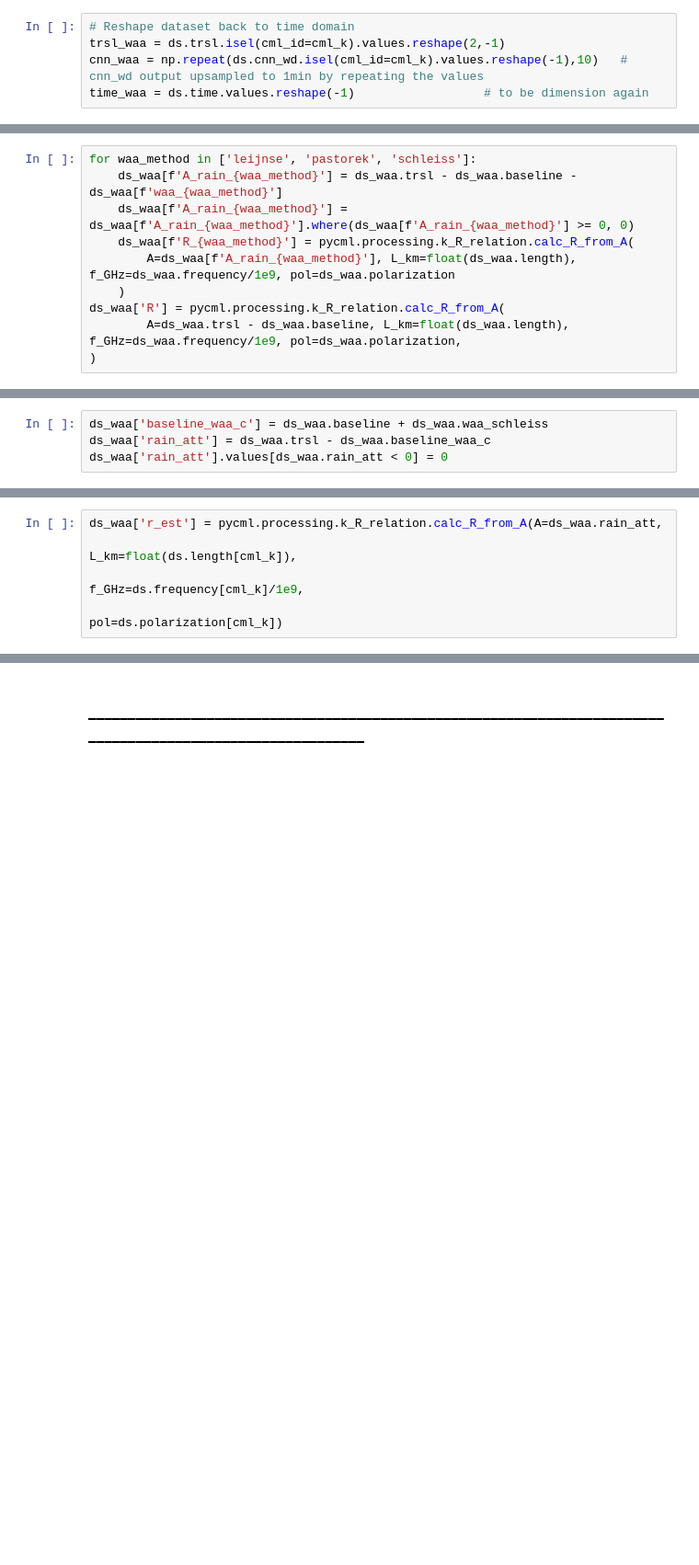
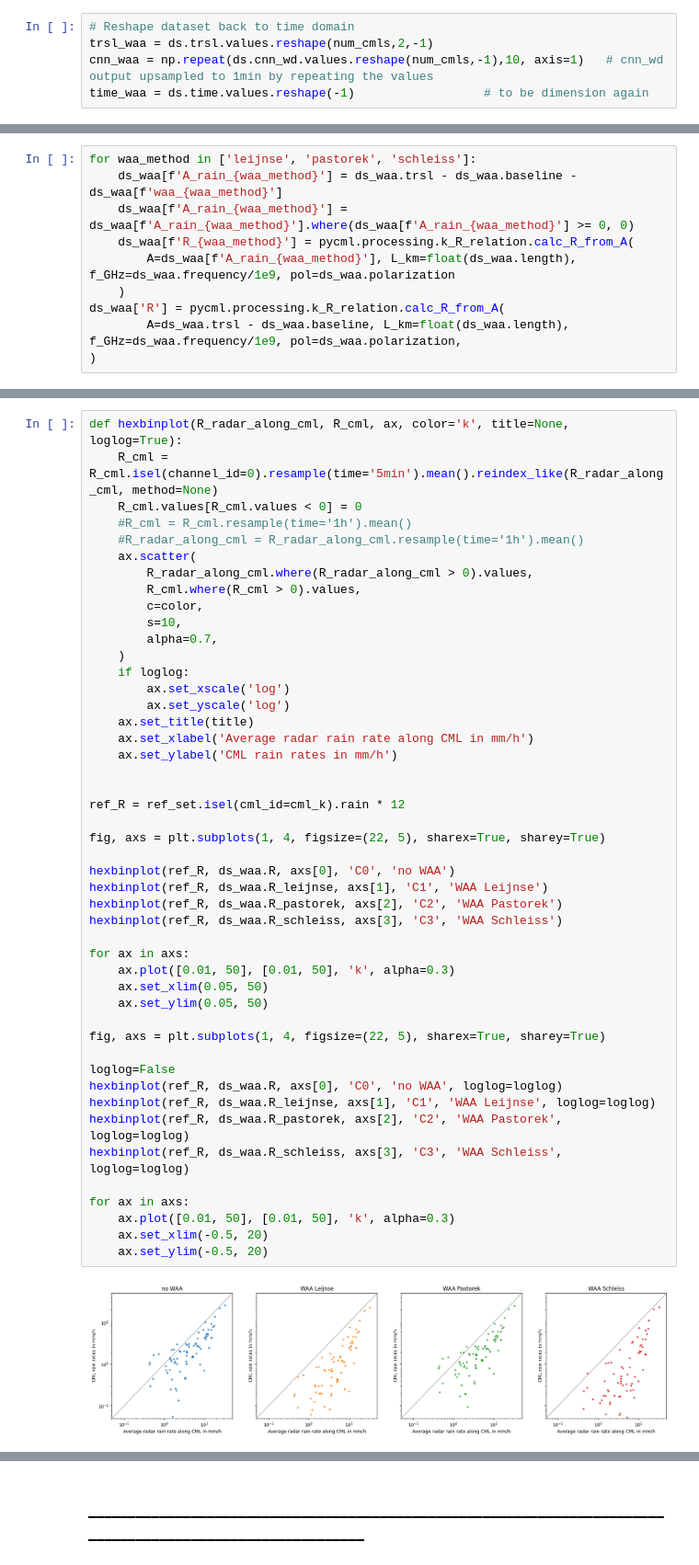
Before and after one commit to xkalet07/cml_wd_telcosense, a Jupyter notebook: 02_train_full_dataset.ipynb, the cells around one changed output, grey strips where cells are left out. Shown at 92% size. Drawn from its saved outputs; the diff is of its cells as text; blank space fills up the shorter version.

```diff
--- a/02_train_full_dataset.ipynb
+++ b/02_train_full_dataset.ipynb
@@ -618,8 +618,8 @@ Please note that:
 Below you can change the CML that is chosen and also play with different WAA parameters. You will find that there is no optimal solution for all CMLs, and that the wet-dry classification has a strong impact on the overall CML rainfall sum.
 # %%
 # Reshape dataset back to time domain
-trsl_waa = ds.trsl.isel(cml_id=cml_k).values.reshape(2,-1)
-cnn_waa = np.repeat(ds.cnn_wd.isel(cml_id=cml_k).values.reshape(-1),10)   # cnn_wd output upsampled to 1min by repeating the values
+trsl_waa = ds.trsl.values.reshape(num_cmls,2,-1)
+cnn_waa = np.repeat(ds.cnn_wd.values.reshape(num_cmls,-1),10, axis=1)   # cnn_wd output upsampled to 1min by repeating the values
 time_waa = ds.time.values.reshape(-1)                  # to be dimension again
 # %%
 # Create a new xarray Dataset in time domain
@@ -725,4 +812,0 @@ plt.legend();
-# %%
-ds_waa['baseline_waa_c'] = ds_waa.baseline + ds_waa.waa_schleiss
-ds_waa['rain_att'] = ds_waa.trsl - ds_waa.baseline_waa_c
-ds_waa['rain_att'].values[ds_waa.rain_att < 0] = 0
@@ -755,5 +812,0 @@ axs[1].set_xlim(pd.to_datetime('2018-05-13T12:00'), pd.to_datetime('2018-05-14T0
-# %%
-ds_waa['r_est'] = pycml.processing.k_R_relation.calc_R_from_A(A=ds_waa.rain_att,
-                                                              L_km=float(ds.length[cml_k]),
-                                                              f_GHz=ds.frequency[cml_k]/1e9,
-                                                              pol=ds.polarization[cml_k])
@@ -778,0 +813,49 @@ axs[1].legend();
+# %%
+def hexbinplot(R_radar_along_cml, R_cml, ax, color='k', title=None, loglog=True):
+    R_cml = R_cml.isel(channel_id=0).resample(time='5min').mean().reindex_like(R_radar_along_cml, method=None)
+    R_cml.values[R_cml.values < 0] = 0
+    #R_cml = R_cml.resample(time='1h').mean()
+    #R_radar_along_cml = R_radar_along_cml.resample(time='1h').mean()
+    ax.scatter(
+        R_radar_along_cml.where(R_radar_along_cml > 0).values,
+        R_cml.where(R_cml > 0).values,
+        c=color,
+        s=10,
+        alpha=0.7,
+    )
+    if loglog:
+        ax.set_xscale('log')
+        ax.set_yscale('log')
+    ax.set_title(title)
+    ax.set_xlabel('Average radar rain rate along CML in mm/h')
+    ax.set_ylabel('CML rain rates in mm/h')
+
+
+ref_R = ref_set.isel(cml_id=cml_k).rain * 12
+
+fig, axs = plt.subplots(1, 4, figsize=(22, 5), sharex=True, sharey=True)
+
+hexbinplot(ref_R, ds_waa.R, axs[0], 'C0', 'no WAA')
+hexbinplot(ref_R, ds_waa.R_leijnse, axs[1], 'C1', 'WAA Leijnse')
+hexbinplot(ref_R, ds_waa.R_pastorek, axs[2], 'C2', 'WAA Pastorek')
+hexbinplot(ref_R, ds_waa.R_schleiss, axs[3], 'C3', 'WAA Schleiss')
+
+for ax in axs:
+    ax.plot([0.01, 50], [0.01, 50], 'k', alpha=0.3)
+    ax.set_xlim(0.05, 50)
+    ax.set_ylim(0.05, 50)
+
+fig, axs = plt.subplots(1, 4, figsize=(22, 5), sharex=True, sharey=True)
+
+loglog=False
+hexbinplot(ref_R, ds_waa.R, axs[0], 'C0', 'no WAA', loglog=loglog)
+hexbinplot(ref_R, ds_waa.R_leijnse, axs[1], 'C1', 'WAA Leijnse', loglog=loglog)
+hexbinplot(ref_R, ds_waa.R_pastorek, axs[2], 'C2', 'WAA Pastorek', loglog=loglog)
+hexbinplot(ref_R, ds_waa.R_schleiss, axs[3], 'C3', 'WAA Schleiss', loglog=loglog)
+
+for ax in axs:
+    ax.plot([0.01, 50], [0.01, 50], 'k', alpha=0.3)
+    ax.set_xlim(-0.5, 20)
+    ax.set_ylim(-0.5, 20)
+# %% [output]
+[figure, added]
```
Also changed, not shown: parts of 23 cells of this notebook.
